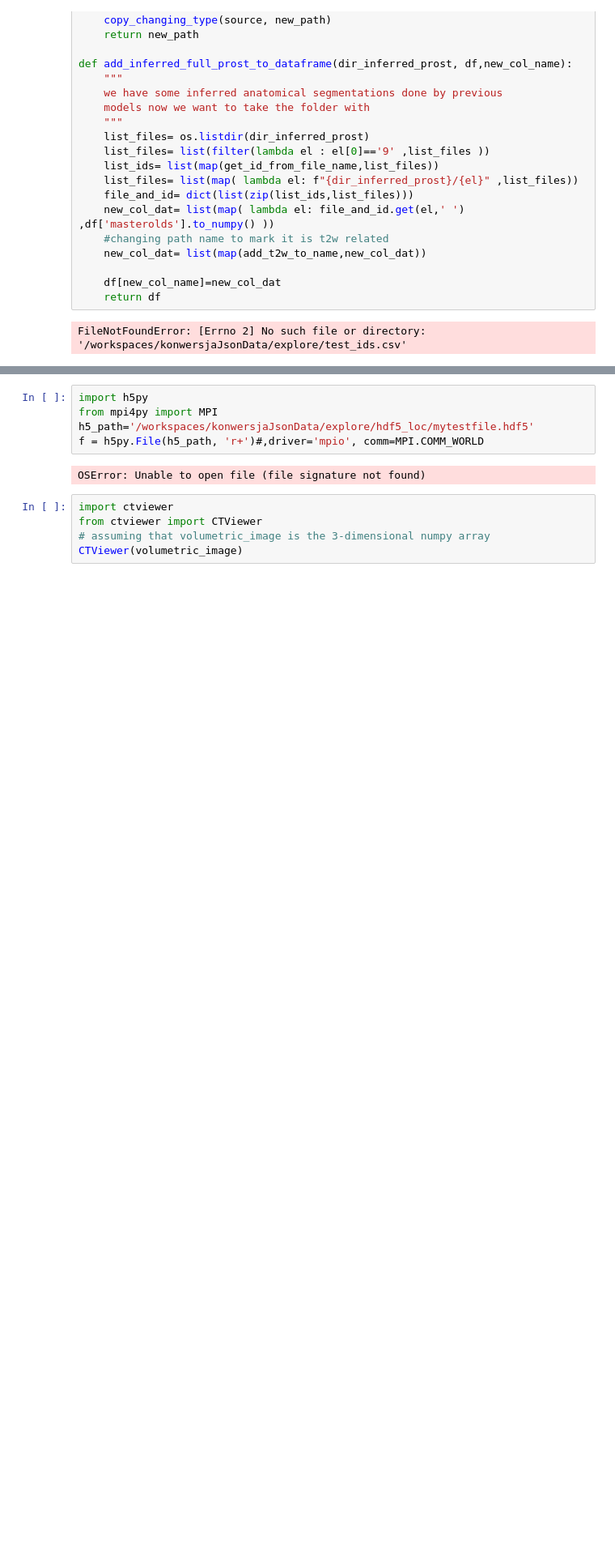
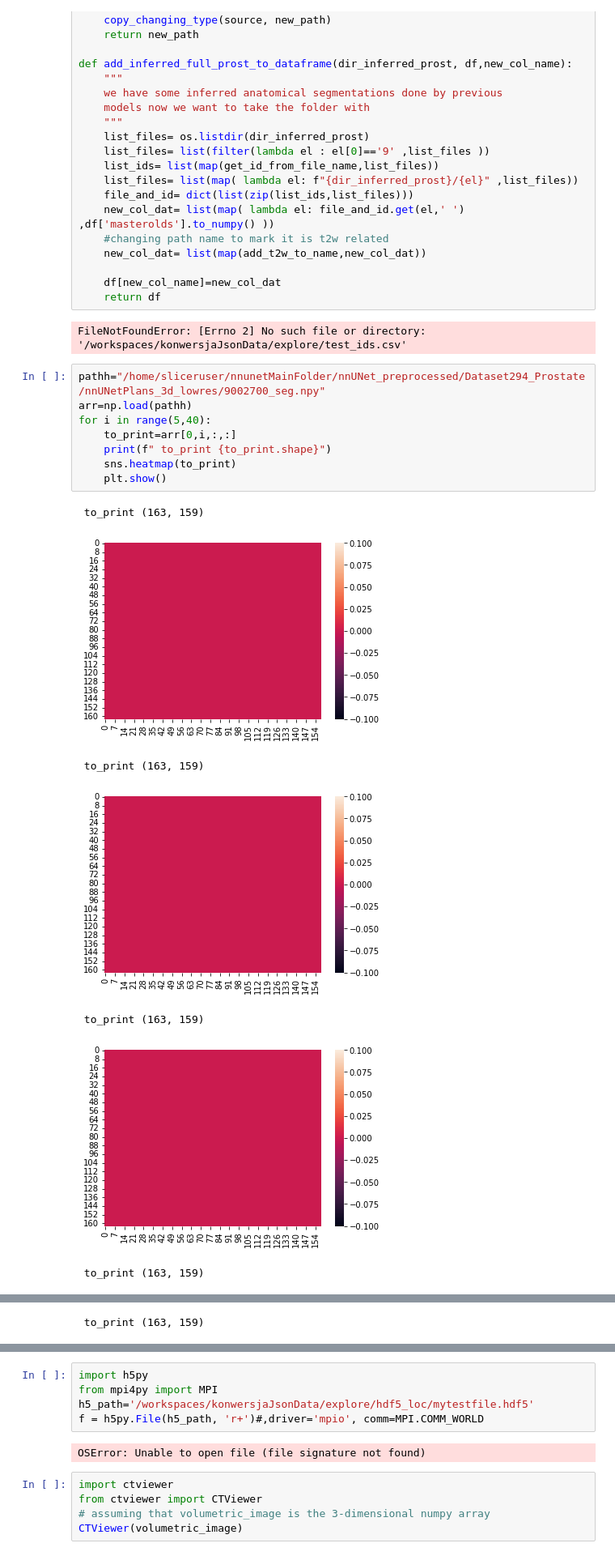
Before and after one commit to jakubMitura14/konwersjaJsonData, a Jupyter notebook: nnunet/explore.ipynb, the cells around one changed output, grey strips where cells are left out. Shown: that part at 81% size. Saved outputs shown, nothing was run; the diff lists cells and outputs as text; blank space fills up the shorter version.

```diff
--- a/nnunet/explore.ipynb
+++ b/nnunet/explore.ipynb
@@ -120,3 +120,19 @@ def add_inferred_full_prost_to_dataframe(dir_inferred_prost, df,new_col_name):
     return df
 # %% [output]
 FileNotFoundError: [Errno 2] No such file or directory: '/workspaces/konwersjaJsonData/explore/test_ids.csv'
+# %%
+pathh="/home/sliceruser/nnunetMainFolder/nnUNet_preprocessed/Dataset294_Prostate/nnUNetPlans_3d_lowres/9002700_seg.npy"
+arr=np.load(pathh)
+for i in range(5,40):
+    to_print=arr[0,i,:,:]
+    print(f" to_print {to_print.shape}")
+    sns.heatmap(to_print)
+    plt.show()
+# %% [output]
+ to_print (163, 159)
+[figure, added]
+ to_print (163, 159)
+[figure, added]
+ to_print (163, 159)
+[figure, added]
+ to_print (163, 159)
@@ -122,0 +140 @@ FileNotFoundError: [Errno 2] No such file or directory: '/workspaces/konwersjaJs
+ to_print (163, 159)
```
Also changed, not shown: parts of 1 cell of this notebook, 34 other files.
